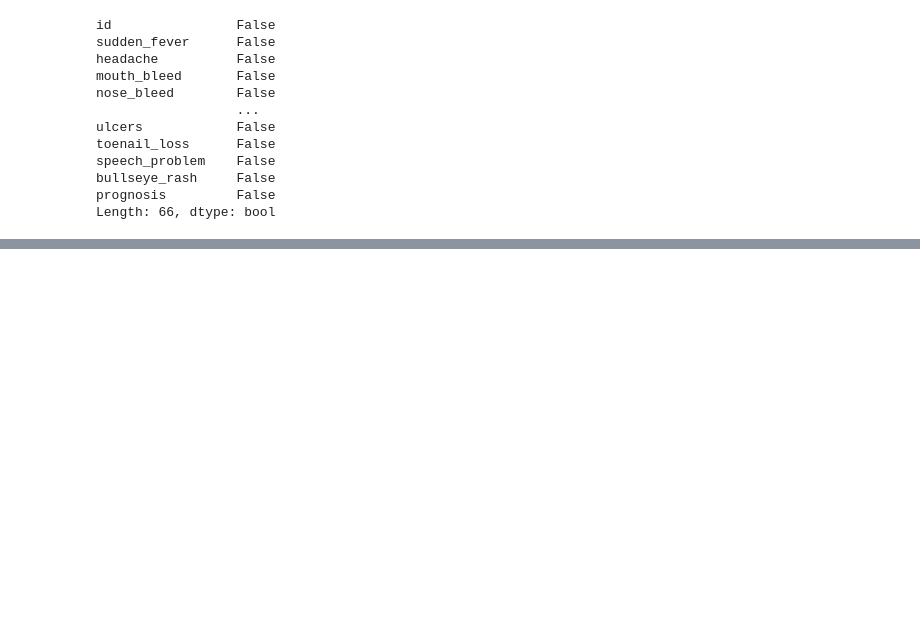
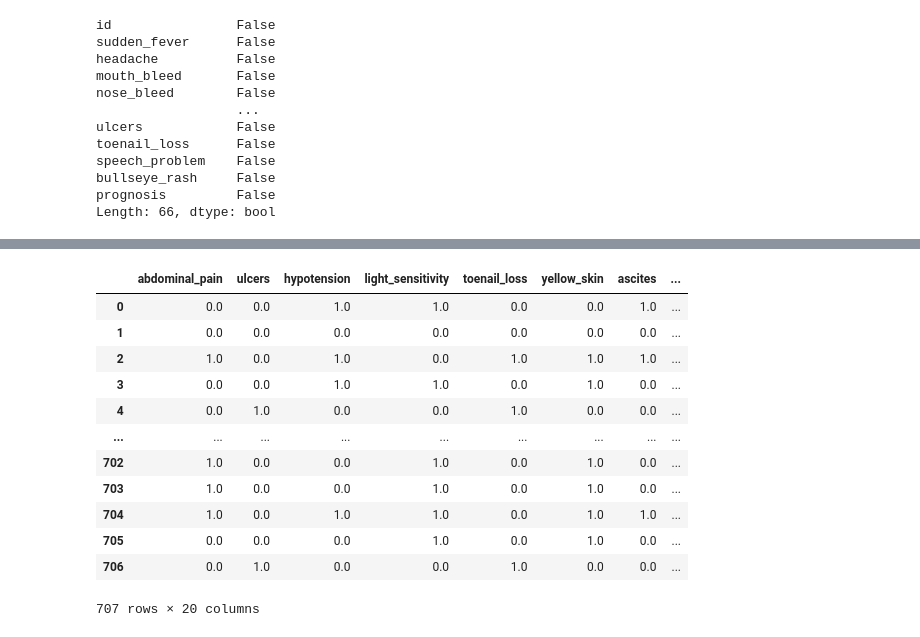
Before and after one commit to fruizg/ReconocimientoDePatrones, a Jupyter notebook: Challenges/Challenge3/Challenge3.ipynb, the cells around one changed output, grey strips where cells are left out. Drawn from its saved outputs; the diff is of its cells as text; code cells hidden in the pictures; blank space fills up the shorter version.

```diff
--- a/Challenges/Challenge3/Challenge3.ipynb
+++ b/Challenges/Challenge3/Challenge3.ipynb
@@ -64,0 +108,23 @@ prognosis : 11
+# %%
+x = df[["abdominal_pain", "ulcers", "hypotension", "light_sensitivity",
+"toenail_loss", "yellow_skin", "ascites", "digestion_trouble",
+"itchiness", "stomach_pain", "weakness", "slow_heart_rate",
+"microcephaly", "urination_loss", "weight_loss", "neck_pain",
+"loss_of_appetite", "anemia", "breathing_restriction", "facial_distortion"]]
+y = df [["prognosis"]]
+
+x
+# %% [output]
+|  | abdominal_pain | ulcers | hypotension | light_sensitivity | toenail_loss | yellow_skin | ascites | ... |
+| 0 | 0.0 | 0.0 | 1.0 | 1.0 | 0.0 | 0.0 | 1.0 | ... |
+| 1 | 0.0 | 0.0 | 0.0 | 0.0 | 0.0 | 0.0 | 0.0 | ... |
+| 2 | 1.0 | 0.0 | 1.0 | 0.0 | 1.0 | 1.0 | 1.0 | ... |
+| 3 | 0.0 | 0.0 | 1.0 | 1.0 | 0.0 | 1.0 | 0.0 | ... |
+| 4 | 0.0 | 1.0 | 0.0 | 0.0 | 1.0 | 0.0 | 0.0 | ... |
+| ... | ... | ... | ... | ... | ... | ... | ... | ... |
+| 702 | 1.0 | 0.0 | 0.0 | 1.0 | 0.0 | 1.0 | 0.0 | ... |
+| 703 | 1.0 | 0.0 | 0.0 | 1.0 | 0.0 | 1.0 | 0.0 | ... |
+| 704 | 1.0 | 0.0 | 1.0 | 1.0 | 0.0 | 1.0 | 1.0 | ... |
+| 705 | 0.0 | 0.0 | 0.0 | 1.0 | 0.0 | 1.0 | 0.0 | ... |
+| 706 | 0.0 | 1.0 | 0.0 | 0.0 | 1.0 | 0.0 | 0.0 | ... |
+707 rows × 20 columns
```
Also changed, not shown: parts of 10 cells of this notebook, 6 other files.
